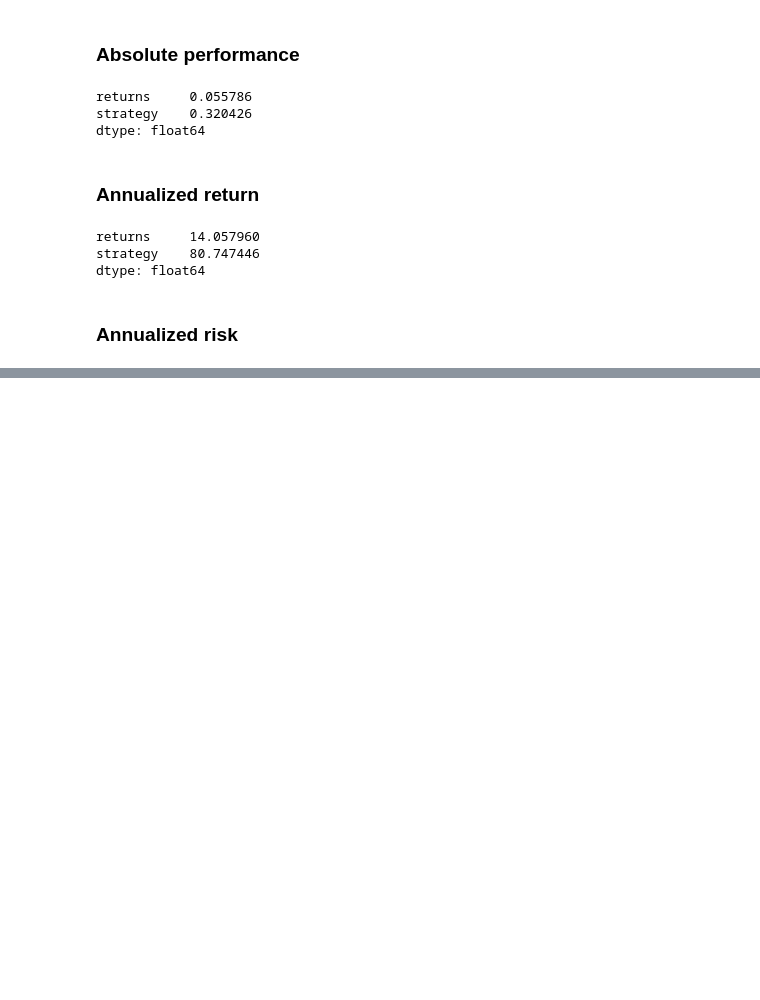
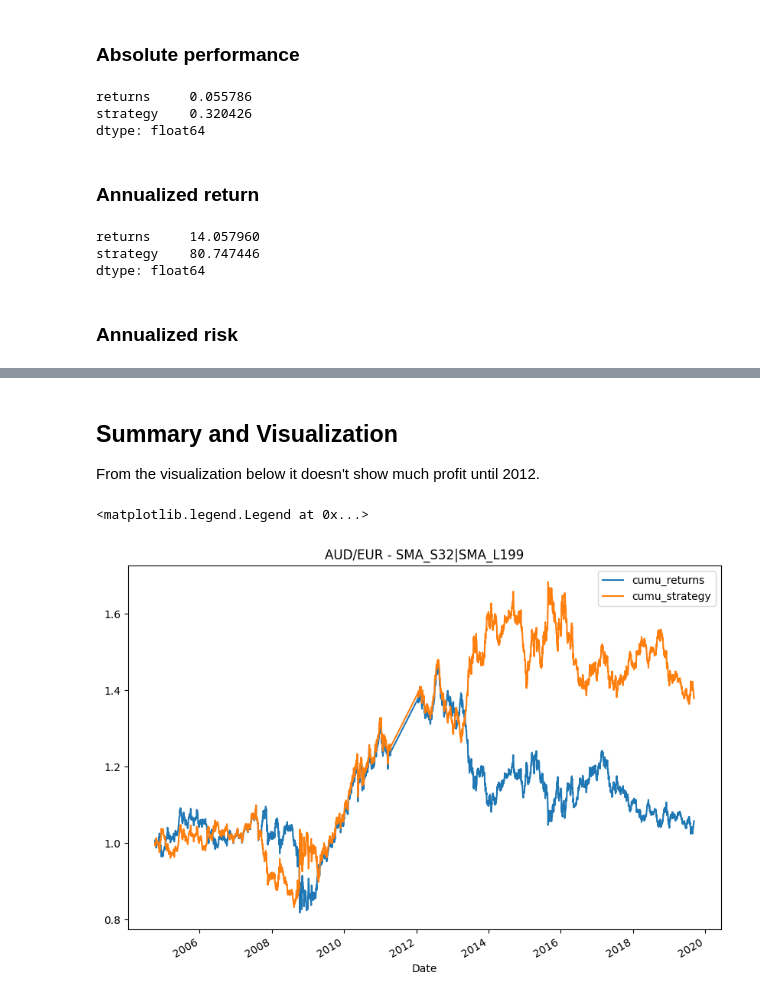
Before and after one commit to northpr/automated_trading, a Jupyter notebook: 032_sma_backtesting_class.ipynb, the cells around one changed output, grey strips where cells are left out. Drawn from its saved outputs; the diff is of its cells as text; code cells hidden in the pictures; blank space fills up the shorter version.

```diff
--- a/032_sma_backtesting_class.ipynb
+++ b/032_sma_backtesting_class.ipynb
@@ -274,0 +279,5 @@ dft[["returns"]]
+# %%
+dft["cumu_returns"] = dft["returns"].cumsum().apply(np.exp)
+dft["cumu_strategy"] = np.exp(dft["strategy"].cumsum())
+
+dft
@@ -274,0 +299,9 @@ dft[["returns"]]
+# %% [markdown]
+## Summary and Visualization
+From the visualization below it doesn't show much profit until 2012.
+# %%
+dft[["cumu_returns","cumu_strategy"]].plot(figsize=(10,7), title=f"AUD/EUR - SMA_S{sma_s}|SMA_L{sma_l}")
+plt.legend()
+# %% [output]
+<matplotlib.legend.Legend at 0x...>
+[figure, added]
```
Also changed, not shown: parts of 3 cells of this notebook.
